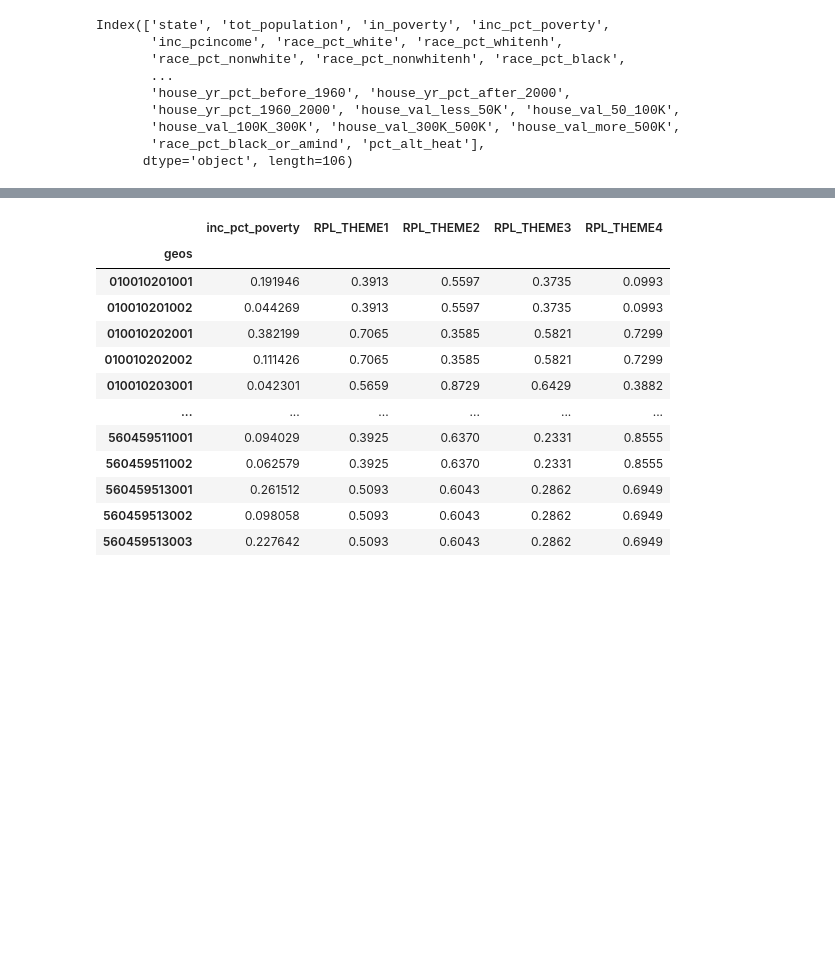
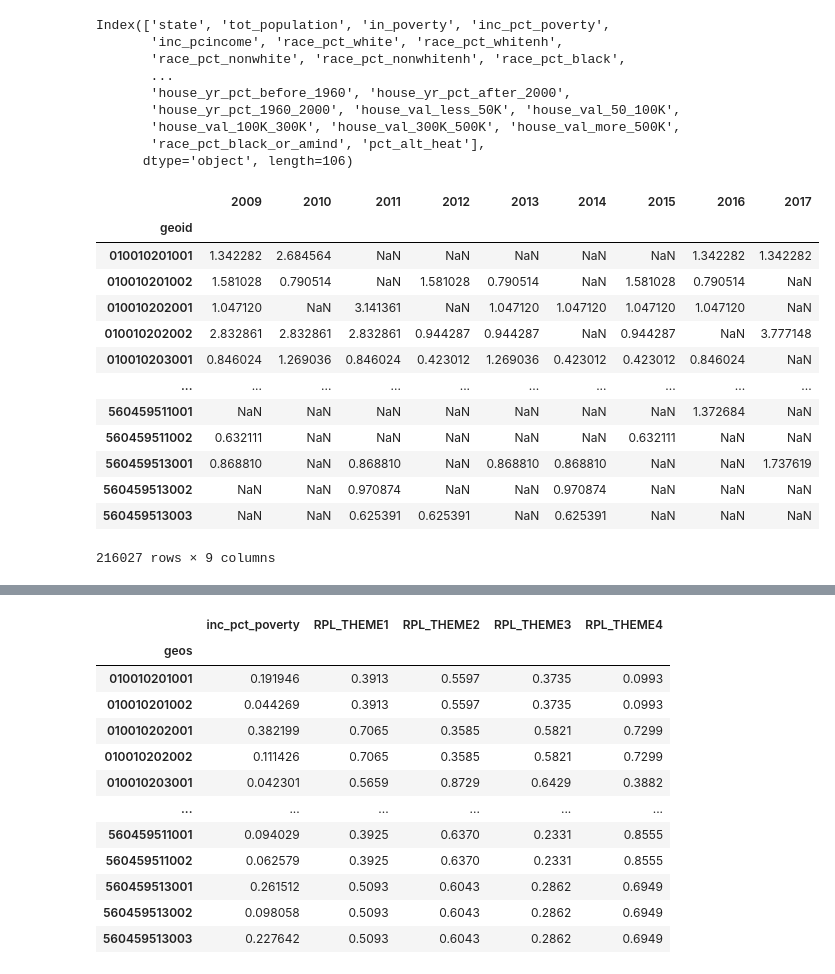
Before and after one commit to DataKind-DC/rcp2, a Jupyter notebook: testScript.ipynb, the cells around one changed output, grey strips where cells are left out. Saved outputs shown, nothing was run; the diff lists cells and outputs as text; code cells hidden in the pictures; blank space fills up the shorter version.

```diff
--- a/testScript.ipynb
+++ b/testScript.ipynb
@@ -56,3 +37,20 @@ ACS_cols_to_use =[ 'did_not_work_past_12_mo',
 # %%
 FSM =  FireRiskModels('severity')
 FPM =  FireRiskModels('propensity')
+# %%
+NFIRS.fires
+# %% [output]
+|  | 2009 | 2010 | 2011 | 2012 | 2013 | 2014 | 2015 | 2016 | 2017 |
+| geoid |  |  |  |  |  |  |  |  |  |
+| 010010201001 | 1.342282 | 2.684564 | NaN | NaN | NaN | NaN | NaN | 1.342282 | 1.342282 |
+| 010010201002 | 1.581028 | 0.790514 | NaN | 1.581028 | 0.790514 | NaN | 1.581028 | 0.790514 | NaN |
+| 010010202001 | 1.047120 | NaN | 3.141361 | NaN | 1.047120 | 1.047120 | 1.047120 | 1.047120 | NaN |
+| 010010202002 | 2.832861 | 2.832861 | 2.832861 | 0.944287 | 0.944287 | NaN | 0.944287 | NaN | 3.777148 |
+| 010010203001 | 0.846024 | 1.269036 | 0.846024 | 0.423012 | 1.269036 | 0.423012 | 0.423012 | 0.846024 | NaN |
+| ... | ... | ... | ... | ... | ... | ... | ... | ... | ... |
+| 560459511001 | NaN | NaN | NaN | NaN | NaN | NaN | NaN | 1.372684 | NaN |
+| 560459511002 | 0.632111 | NaN | NaN | NaN | NaN | NaN | 0.632111 | NaN | NaN |
+| 560459513001 | 0.868810 | NaN | 0.868810 | NaN | 0.868810 | 0.868810 | NaN | NaN | 1.737619 |
+| 560459513002 | NaN | NaN | 0.970874 | NaN | NaN | 0.970874 | NaN | NaN | NaN |
+| 560459513003 | NaN | NaN | 0.625391 | 0.625391 | NaN | 0.625391 | NaN | NaN | NaN |
+216027 rows × 9 columns
```
Also changed, not shown: parts of 21 cells of this notebook, 4 other files.
